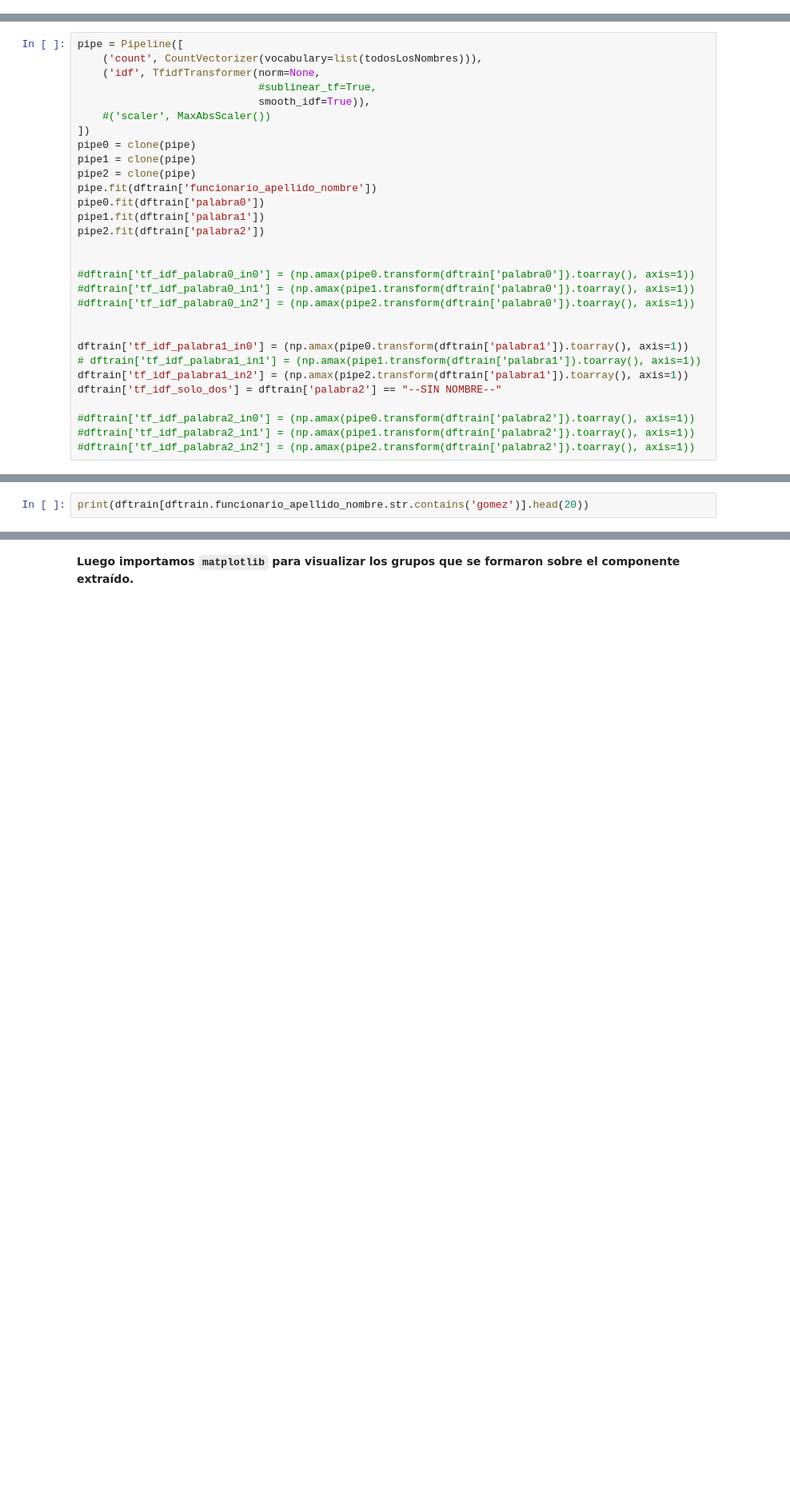
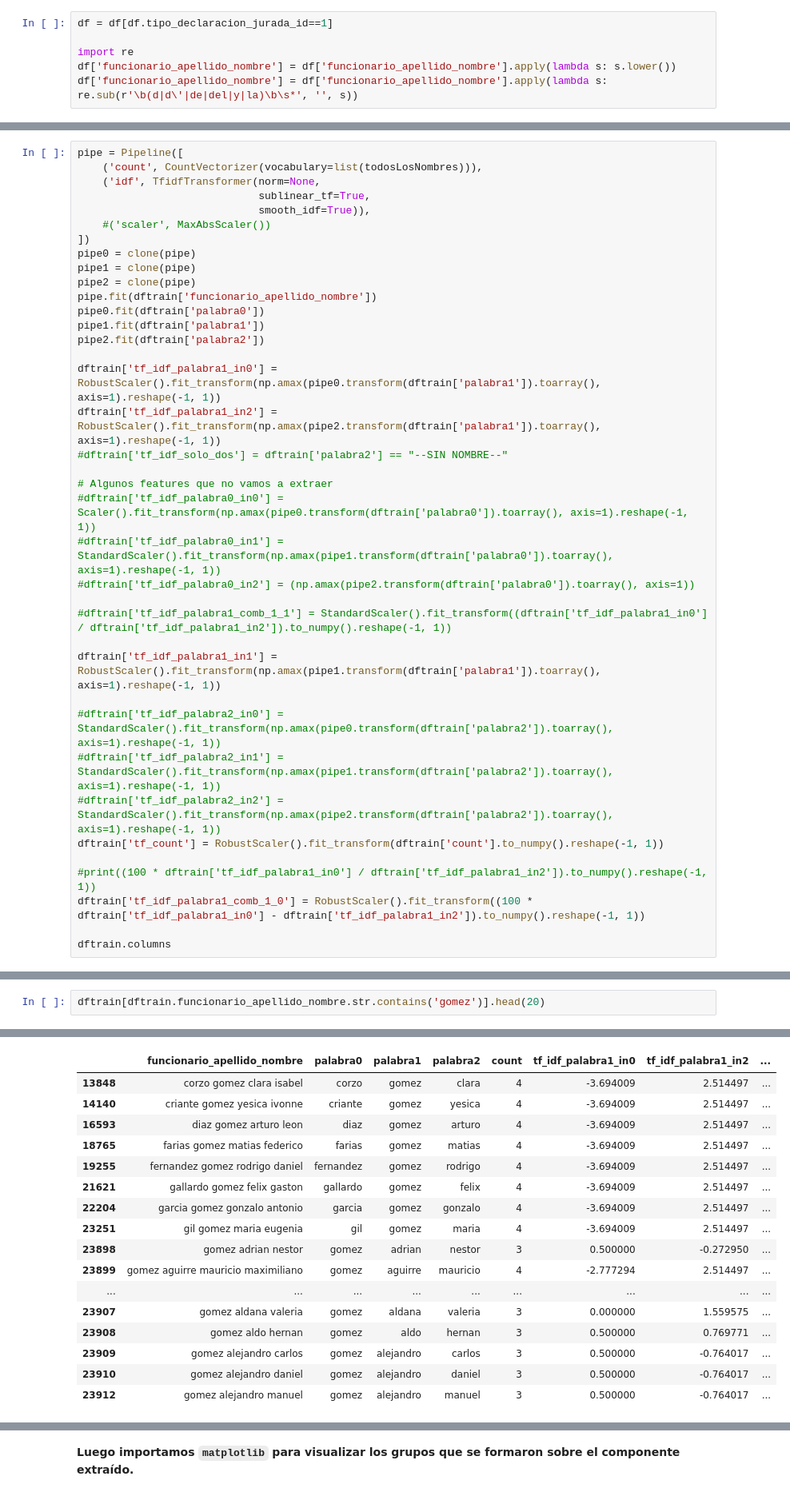
Before and after one commit to chingologram/jupyter-notebooks, a Jupyter notebook: Apellidos y nombres.ipynb, the cells around one changed output, grey strips where cells are left out. Shown at 80% size. Drawn from its saved outputs; the diff is of its cells as text; blank space fills up the shorter version.

```diff
--- a/Apellidos y nombres.ipynb
+++ b/Apellidos y nombres.ipynb
@@ -78,3 +77,9 @@ from sklearn.base import clone
+# %%
+df = df[df.tipo_declaracion_jurada_id==1]
+
+import re
+df['funcionario_apellido_nombre'] = df['funcionario_apellido_nombre'].apply(lambda s: s.lower())
+df['funcionario_apellido_nombre'] = df['funcionario_apellido_nombre'].apply(lambda s: re.sub(r'\b(d|d\'|de|del|y|la)\b\s*', '', s))
 # %% [markdown]
 ## Separamos los nombres en 3 features distintos de acuerdo al 1er, 2do y 3er token
 
@@ -99,7 +104,7 @@ print(todosLosNombres)
 pipe = Pipeline([
     ('count', CountVectorizer(vocabulary=list(todosLosNombres))),
     ('idf', TfidfTransformer(norm=None,
-                             #sublinear_tf=True,
+                             sublinear_tf=True,
                              smooth_idf=True)),
     #('scaler', MaxAbsScaler())
 ])
@@ -111,17 +116,25 @@ pipe0.fit(dftrain['palabra0'])
 pipe1.fit(dftrain['palabra1'])
 pipe2.fit(dftrain['palabra2'])
 
+dftrain['tf_idf_palabra1_in0'] = RobustScaler().fit_transform(np.amax(pipe0.transform(dftrain['palabra1']).toarray(), axis=1).reshape(-1, 1))
+dftrain['tf_idf_palabra1_in2'] = RobustScaler().fit_transform(np.amax(pipe2.transform(dftrain['palabra1']).toarray(), axis=1).reshape(-1, 1))
+#dftrain['tf_idf_solo_dos'] = dftrain['palabra2'] == "--SIN NOMBRE--"
 
-#dftrain['tf_idf_palabra0_in0'] = (np.amax(pipe0.transform(dftrain['palabra0']).toarray(), axis=1))
-#dftrain['tf_idf_palabra0_in1'] = (np.amax(pipe1.transform(dftrain['palabra0']).toarray(), axis=1))
+# Algunos features que no vamos a extraer
+#dftrain['tf_idf_palabra0_in0'] = Scaler().fit_transform(np.amax(pipe0.transform(dftrain['palabra0']).toarray(), axis=1).reshape(-1, 1))
+#dftrain['tf_idf_palabra0_in1'] = StandardScaler().fit_transform(np.amax(pipe1.transform(dftrain['palabra0']).toarray(), axis=1).reshape(-1, 1))
 #dftrain['tf_idf_palabra0_in2'] = (np.amax(pipe2.transform(dftrain['palabra0']).toarray(), axis=1))
 
+#dftrain['tf_idf_palabra1_comb_1_1'] = StandardScaler().fit_transform((dftrain['tf_idf_palabra1_in0'] / dftrain['tf_idf_palabra1_in2']).to_numpy().reshape(-1, 1))
 
-dftrain['tf_idf_palabra1_in0'] = (np.amax(pipe0.transform(dftrain['palabra1']).toarray(), axis=1))
-# dftrain['tf_idf_palabra1_in1'] = (np.amax(pipe1.transform(dftrain['palabra1']).toarray(), axis=1))
-dftrain['tf_idf_palabra1_in2'] = (np.amax(pipe2.transform(dftrain['palabra1']).toarray(), axis=1))
-dftrain['tf_idf_solo_dos'] = dftrain['palabra2'] == "--SIN NOMBRE--"
+dftrain['tf_idf_palabra1_in1'] = RobustScaler().fit_transform(np.amax(pipe1.transform(dftrain['palabra1']).toarray(), axis=1).reshape(-1, 1))
 
-#dftrain['tf_idf_palabra2_in0'] = (np.amax(pipe0.transform(dftrain['palabra2']).toarray(), axis=1))
-#dftrain['tf_idf_palabra2_in1'] = (np.amax(pipe1.transform(dftrain['palabra2']).toarray(), axis=1))
-#dftrain['tf_idf_palabra2_in2'] = (np.amax(pipe2.transform(dftrain['palabra2']).toarray(), axis=1))
+#dftrain['tf_idf_palabra2_in0'] = StandardScaler().fit_transform(np.amax(pipe0.transform(dftrain['palabra2']).toarray(), axis=1).reshape(-1, 1))
+#dftrain['tf_idf_palabra2_in1'] = StandardScaler().fit_transform(np.amax(pipe1.transform(dftrain['palabra2']).toarray(), axis=1).reshape(-1, 1))
+#dftrain['tf_idf_palabra2_in2'] = StandardScaler().fit_transform(np.amax(pipe2.transform(dftrain['palabra2']).toarray(), axis=1).reshape(-1, 1))
+dftrain['tf_count'] = RobustScaler().fit_transform(dftrain['count'].to_numpy().reshape(-1, 1))
+
+#print((100 * dftrain['tf_idf_palabra1_in0'] / dftrain['tf_idf_palabra1_in2']).to_numpy().reshape(-1, 1))
+dftrain['tf_idf_palabra1_comb_1_0'] = RobustScaler().fit_transform((100 * dftrain['tf_idf_palabra1_in0'] - dftrain['tf_idf_palabra1_in2']).to_numpy().reshape(-1, 1))
+
+dftrain.columns
@@ -132,5 +151,5 @@ En cada fila, obtenermos la frecuencia inversa del nombre 'gomez' dependiendo de
 El indicador `tf_idf_palabra1_in0` nos muestra qué tan inusual es 'gomez' se encuentre en la primera posición.
 El indicador `tf_idf_palabra1_in2` nos muestra qué tan inusual es que 'gomez' se encuentre en la tercera posición.
 # %%
-print(dftrain[dftrain.funcionario_apellido_nombre.str.contains('gomez')].head(20))
+dftrain[dftrain.funcionario_apellido_nombre.str.contains('gomez')].head(20)
 # %% [output]
@@ -154 +156,18 @@ print(dftrain[dftrain.funcionario_apellido_nombre.str.contains('gomez')].head(20
+|  | funcionario_apellido_nombre | palabra0 | palabra1 | palabra2 | count | tf_idf_palabra1_in0 | tf_idf_palabra1_in2 | ... |
+| 13848 | corzo gomez clara isabel | corzo | gomez | clara | 4 | -3.694009 | 2.514497 | ... |
+| 14140 | criante gomez yesica ivonne | criante | gomez | yesica | 4 | -3.694009 | 2.514497 | ... |
+| 16593 | diaz gomez arturo leon | diaz | gomez | arturo | 4 | -3.694009 | 2.514497 | ... |
+| 18765 | farias gomez matias federico | farias | gomez | matias | 4 | -3.694009 | 2.514497 | ... |
+| 19255 | fernandez gomez rodrigo daniel | fernandez | gomez | rodrigo | 4 | -3.694009 | 2.514497 | ... |
+| 21621 | gallardo gomez felix gaston | gallardo | gomez | felix | 4 | -3.694009 | 2.514497 | ... |
+| 22204 | garcia gomez gonzalo antonio | garcia | gomez | gonzalo | 4 | -3.694009 | 2.514497 | ... |
+| 23251 | gil gomez maria eugenia | gil | gomez | maria | 4 | -3.694009 | 2.514497 | ... |
+| 23898 | gomez adrian nestor | gomez | adrian | nestor | 3 | 0.500000 | -0.272950 | ... |
+| 23899 | gomez aguirre mauricio maximiliano | gomez | aguirre | mauricio | 4 | -2.777294 | 2.514497 | ... |
+| ... | ... | ... | ... | ... | ... | ... | ... | ... |
+| 23907 | gomez aldana valeria | gomez | aldana | valeria | 3 | 0.000000 | 1.559575 | ... |
+| 23908 | gomez aldo hernan | gomez | aldo | hernan | 3 | 0.500000 | 0.769771 | ... |
+| 23909 | gomez alejandro carlos | gomez | alejandro | carlos | 3 | 0.500000 | -0.764017 | ... |
+| 23910 | gomez alejandro daniel | gomez | alejandro | daniel | 3 | 0.500000 | -0.764017 | ... |
+| 23912 | gomez alejandro manuel | gomez | alejandro | manuel | 3 | 0.500000 | -0.764017 | ... |
 # %% [markdown]
```
Also changed, not shown: parts of 32 cells of this notebook.
